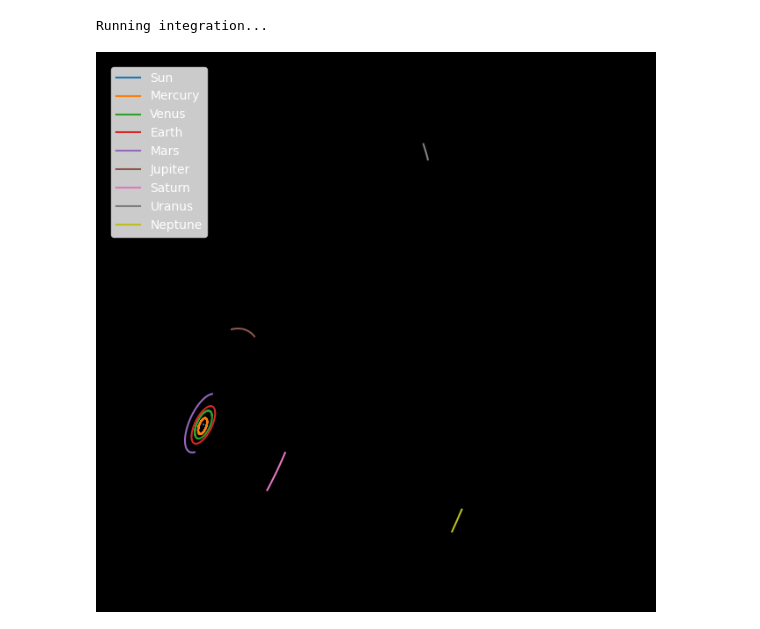
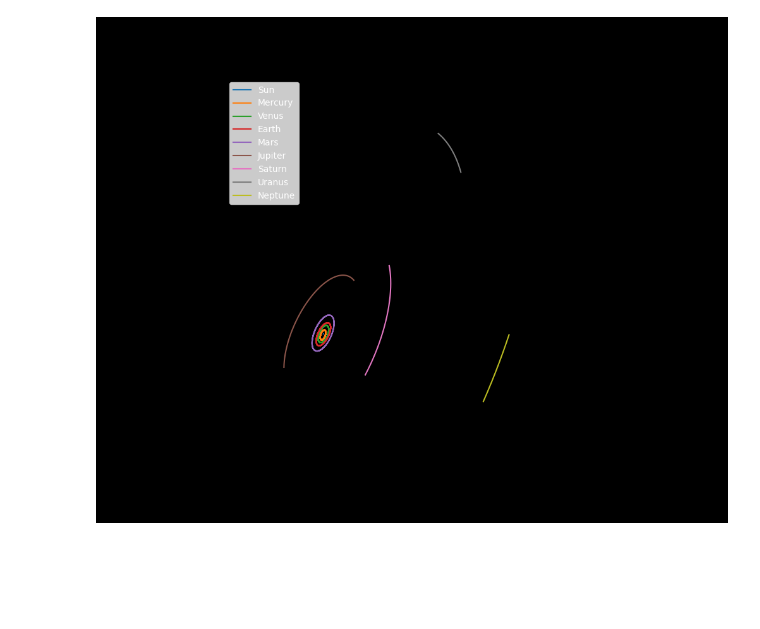
Before and after one commit to connorb0531/DE440-Simulator, a Jupyter notebook: notebooks/3d_visualization.ipynb, the cells around one changed output. Saved outputs shown, nothing was run; the diff lists cells and outputs as text; code cells hidden in the pictures; blank space fills up the shorter version.

Commit message:
Add simulation runner script to remove redundancy in setup

```diff
--- a/notebooks/3d_visualization.ipynb
+++ b/notebooks/3d_visualization.ipynb
@@ -2,41 +3,12 @@
 %matplotlib widget
 # %%
-from integrators.scipy_ivp_integrator import integrate_system
-import numpy as np
-from utils.body_converter import bodies_to_state_vector
-from utils.body_data_loader import load_bodies_from_json
+from simulation.runner import run_simulation
 from utils.plot_tools import plot_orbits_3d
 
-# Load real DE440-based Body objects
-bodies = load_bodies_from_json(
-    "../data/body/positions.json",
-    "../data/body/velocities.json",
-    "../data/body/masses.json"
-)
+T = 5 * 365.25 * 24 * 3600  # 5 year
+bodies, solution = run_simulation(T, steps=1000)
 
-# Prepare flat initial state and masses
-y0 = bodies_to_state_vector(bodies)
-masses = np.array([body.mass for body in bodies])
-
-# Simulate 1 year
-T = 1 * 365.25 * 24 * 3600
-t_eval = np.linspace(0, T, 100)
-
-# Integrate using SciPy
-print("Running integration...")
-solution = integrate_system(
-    y0=y0,
-    t_span=(0, T),
-    masses=masses,
-    t_eval=t_eval
-)
-
-# Extract position history and assign to each body
-state_trajectories = solution.y.T  # shape: (time_steps, 6*N)
-for i, body in enumerate(bodies):
-    body.history = state_trajectories[:, i * 6 : i * 6 + 3]  # just positions
-
+# Plots orbital path of planet
 plot_orbits_3d(bodies)
 # %% [output]
-Running integration...
-[figure, old version]
+[figure, new version]
```
Also changed, not shown: parts of 1 cell of this notebook, 2 other files.
